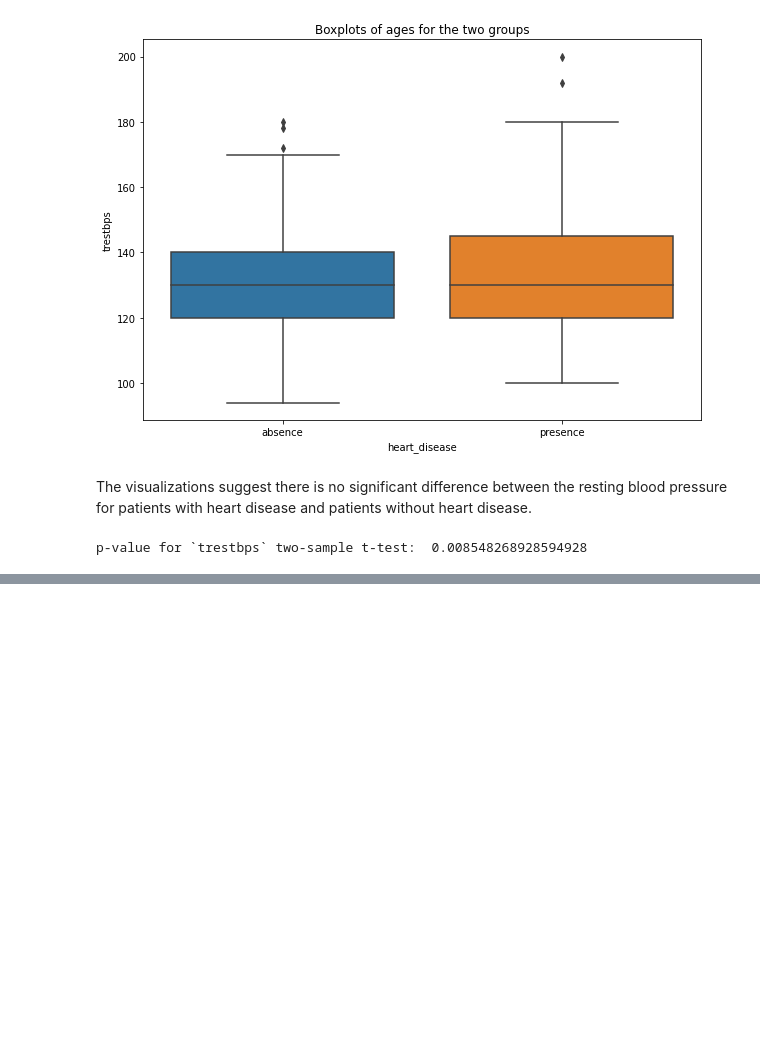
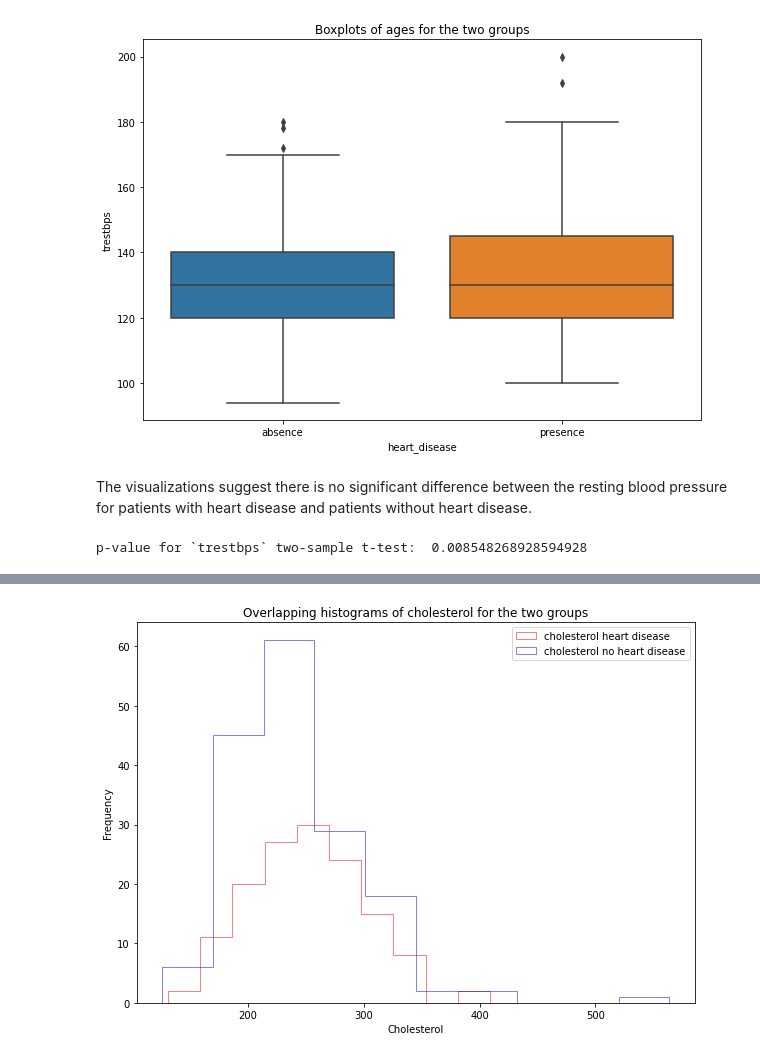
Before and after one commit to joeelorm/PortfolioProjects, a Jupyter notebook: heart_disease/Hypothesis Testing.ipynb, the cells around one changed output, grey strips where cells are left out. Cells and saved outputs as stored; diff of their text form; code cells hidden in the pictures; blank space fills up the shorter version.

```diff
--- a/heart_disease/Hypothesis Testing.ipynb
+++ b/heart_disease/Hypothesis Testing.ipynb
@@ -372,0 +412,12 @@ Observing a p-value of 0.0085
+# %%
+#Overlapping histogram of cholesterol for the two groups
+plt.figure(figsize = (10, 7))
+plt.hist(chol_hd, alpha = 0.5, label = 'cholesterol heart disease', color = 'red', histtype = 'step')
+plt.hist(chol_no_hd, alpha = 0.5, label = 'cholesterol no heart disease', color = 'blue', histtype = 'step')
+plt.xlabel('Cholesterol')
+plt.ylabel('Frequency')
+plt.title('Overlapping histograms of cholesterol for the two groups')
+plt.legend()
+plt.show()
+# %% [output]
+[figure, added]
```
Also changed, not shown: parts of 24 cells of this notebook.
